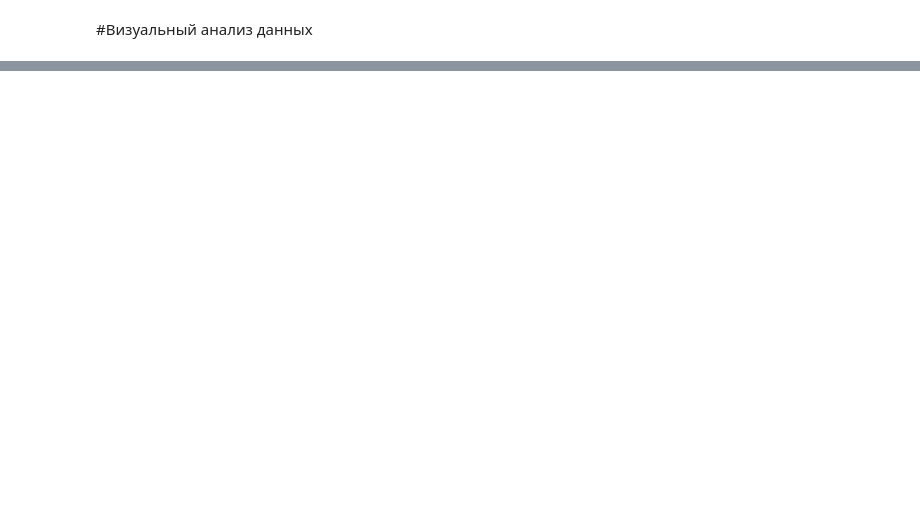
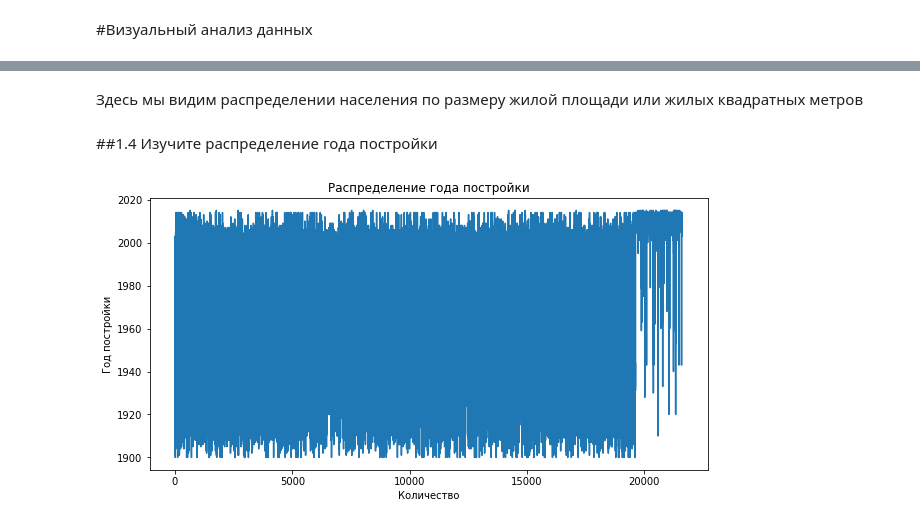
Before and after one commit to Nadiaere/Block-results.-Choice-of-specialization, a Jupyter notebook: Untitled3.ipynb, the cells around one changed output, grey strips where cells are left out. Saved outputs shown, nothing was run; the diff lists cells and outputs as text; code cells hidden in the pictures; blank space fills up the shorter version.

```diff
--- a/Untitled3.ipynb
+++ b/Untitled3.ipynb
@@ -141,0 +56,14 @@ Index(['id', 'date', 'price', 'bedrooms', 'bathrooms', 'sqft_living',
+# %% [markdown]
+Здесь мы видим распределении населения по размеру жилой площади или жилых квадратных метров
+# %% [markdown]
+##1.4 Изучите распределение года постройки
+# %%
+plt.figure(figsize=(10, 5))
+
+plt.plot(df['yr_built'])
+
+plt.title('Распределение года постройки')
+plt.xlabel('Количество')
+plt.ylabel('Год постройки');
+# %% [output]
+[figure, added]
```
Also changed, not shown: parts of 45 cells of this notebook.
